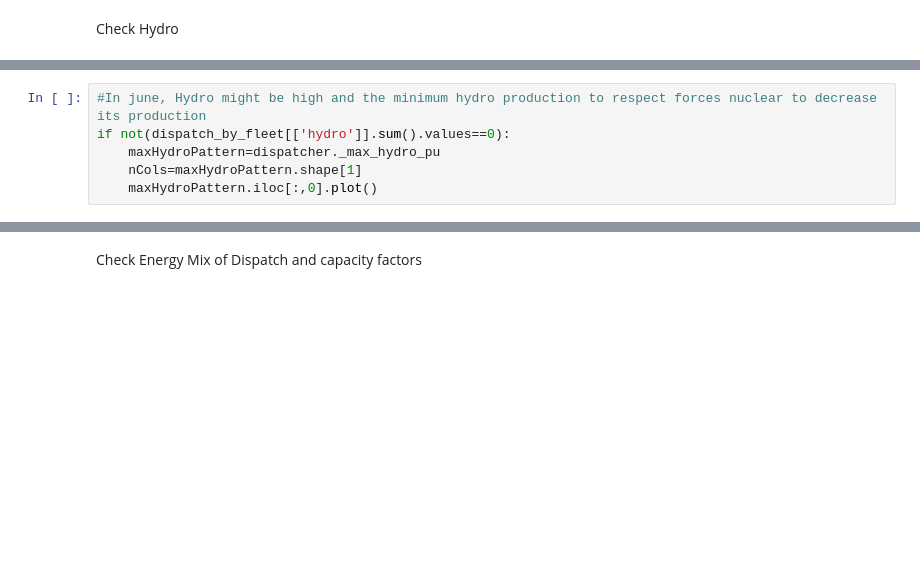
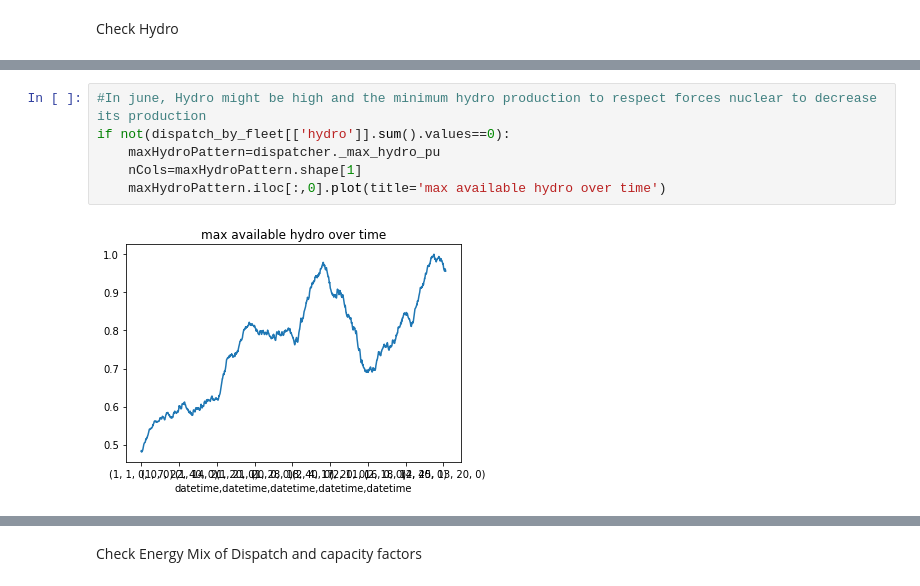
Before and after one commit to Grid2op/chronix2grid, a Jupyter notebook: getting_started/getting_started_api.ipynb, the cells around one changed output, grey strips where cells are left out. Saved outputs shown, nothing was run; the diff lists cells and outputs as text; blank space fills up the shorter version.

```diff
--- a/getting_started/getting_started_api.ipynb
+++ b/getting_started/getting_started_api.ipynb
@@ -363,9 +554,11 @@ if not(dispatch_by_fleet[['hydro']].sum().values==0):
 # %%
 #In june, Hydro might be high and the minimum hydro production to respect forces nuclear to decrease its production
 if not(dispatch_by_fleet[['hydro']].sum().values==0):
     maxHydroPattern=dispatcher._max_hydro_pu
     nCols=maxHydroPattern.shape[1]
-    maxHydroPattern.iloc[:,0].plot()
+    maxHydroPattern.iloc[:,0].plot(title='max available hydro over time')
+# %% [output]
+[figure, added]
 # %%
 # Validate whether they have same order
 np.all(full_opf_dispatch.columns == env118_withoutchron.name_gen)
```
Also changed, not shown: parts of 67 cells of this notebook.
